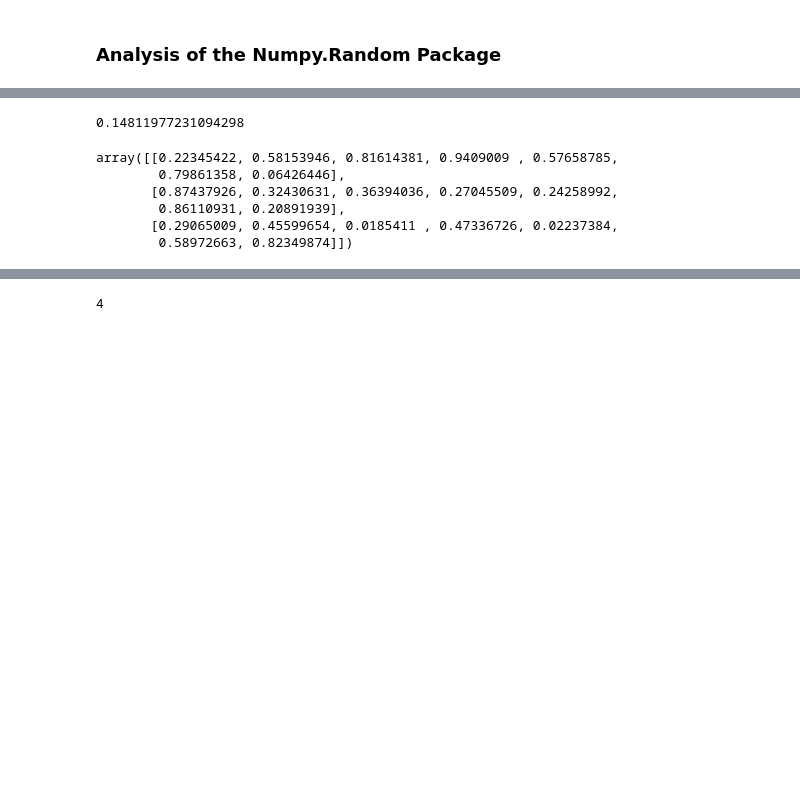
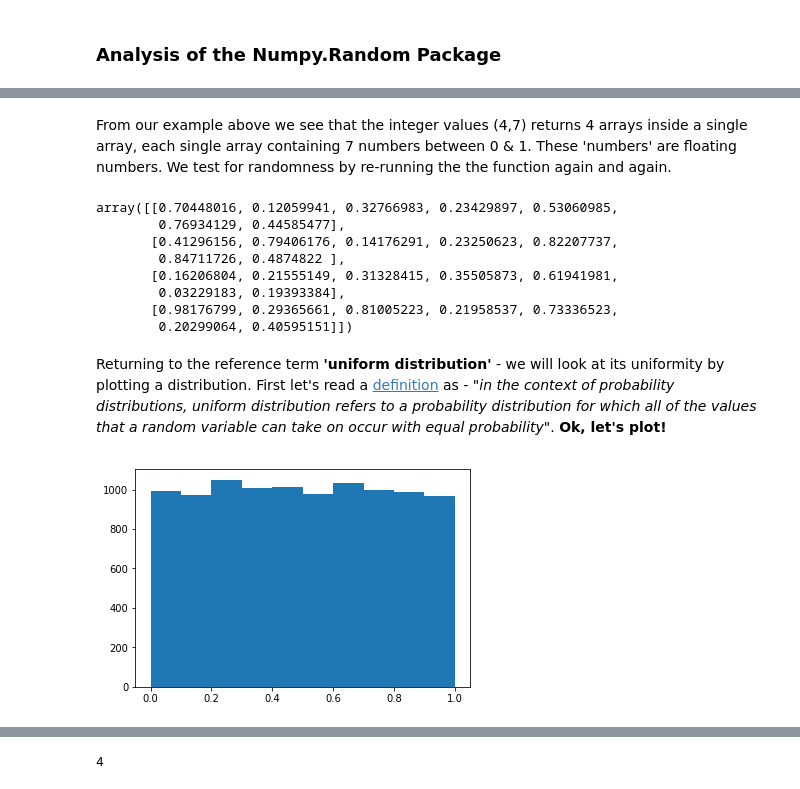
Before and after one commit to jruther/Assign_Repository, a Jupyter notebook: Assignment_for_Programming_for_Data_Analytics.ipynb, the cells around one changed output, grey strips where cells are left out. Saved outputs shown, nothing was run; the diff lists cells and outputs as text; code cells hidden in the pictures; blank space fills up the shorter version.

Commit message:
examine new functions

```diff
--- a/Assignment_for_Programming_for_Data_Analytics.ipynb
+++ b/Assignment_for_Programming_for_Data_Analytics.ipynb
@@ -11,13 +28,25 @@ array([[0.84000542, 0.81711197],
+# %% [markdown]
+From our example above we see that the integer values (4,7) returns 4 arrays inside a single array, each single array containing 7 numbers between 0 & 1.  These 'numbers' are floating numbers.  We test for randomness by re-running the the function again and again.
 # %%
-np.random.rand()
+np.random.rand(4,7)
 # %% [output]
-0.14811977231094298
+array([[0.70448016, 0.12059941, 0.32766983, 0.23429897, 0.53060985,
+        0.76934129, 0.44585477],
+       [0.41296156, 0.79406176, 0.14176291, 0.23250623, 0.82207737,
+        0.84711726, 0.4874822 ],
+       [0.16206804, 0.21555149, 0.31328415, 0.35505873, 0.61941981,
+        0.03229183, 0.19393384],
+       [0.98176799, 0.29365661, 0.81005223, 0.21958537, 0.73336523,
+        0.20299064, 0.40595151]])
-# %%
-np.random.rand(3,7)
-# %% [output]
-array([[0.22345422, 0.58153946, 0.81614381, 0.9409009 , 0.57658785,
-        0.79861358, 0.06426446],
-       [0.87437926, 0.32430631, 0.36394036, 0.27045509, 0.24258992,
-        0.86110931, 0.20891939],
-       [0.29065009, 0.45599654, 0.0185411 , 0.47336726, 0.02237384,
-        0.58972663, 0.82349874]])
+# %% [markdown]
+Returning to the reference term **'uniform distribution'** - we will look at its uniformity by plotting a distribution. First let's read a [definition](https://stattrek.com/statistics/dictionary.aspx?definition=uniform_distribution) as - *"in the context of probability distributions, uniform distribution refers to a probability distribution for which all of the values that a random variable can take on occur with equal probability"*.  **Ok, let's plot!**
+# %%
+#Create a large array 'A' of random numbers with a uniform distribution
+A = np.random.rand(10000)
+
+%matplotlib inline
+import matplotlib.pyplot as plt
+plt.hist(A)
+plt.show()
+# %% [output]
+[figure, added]
```
Also changed, not shown: parts of 14 cells of this notebook.
